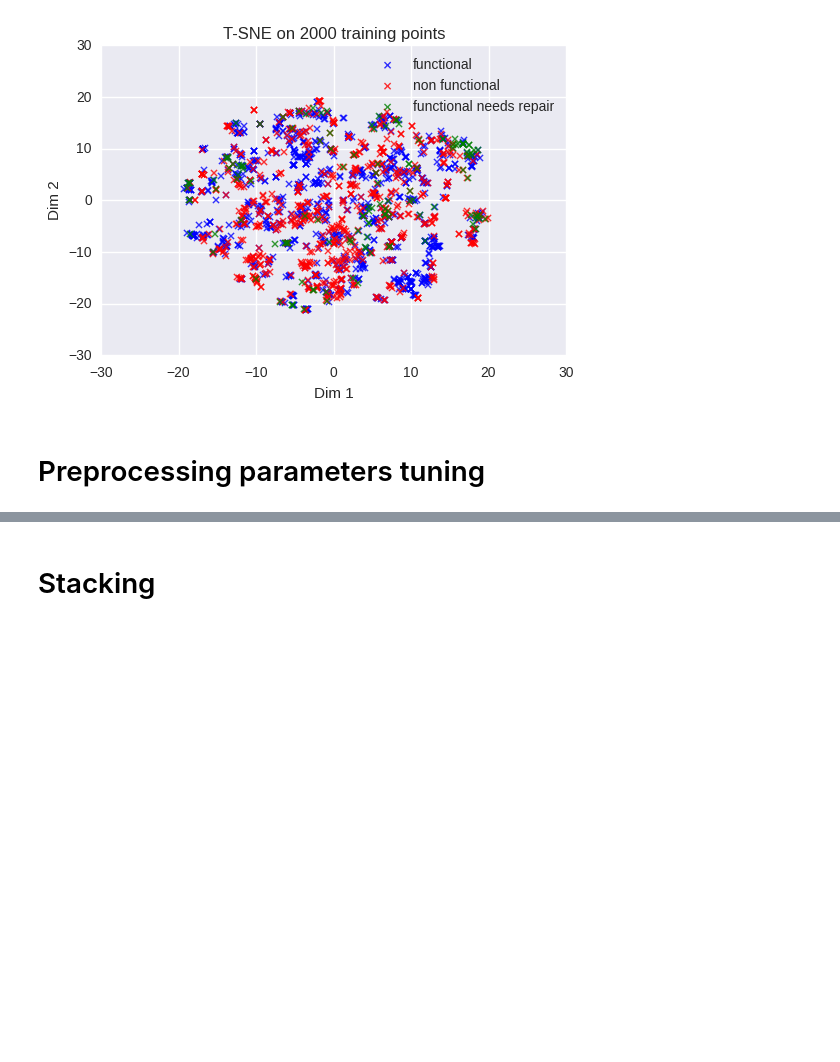
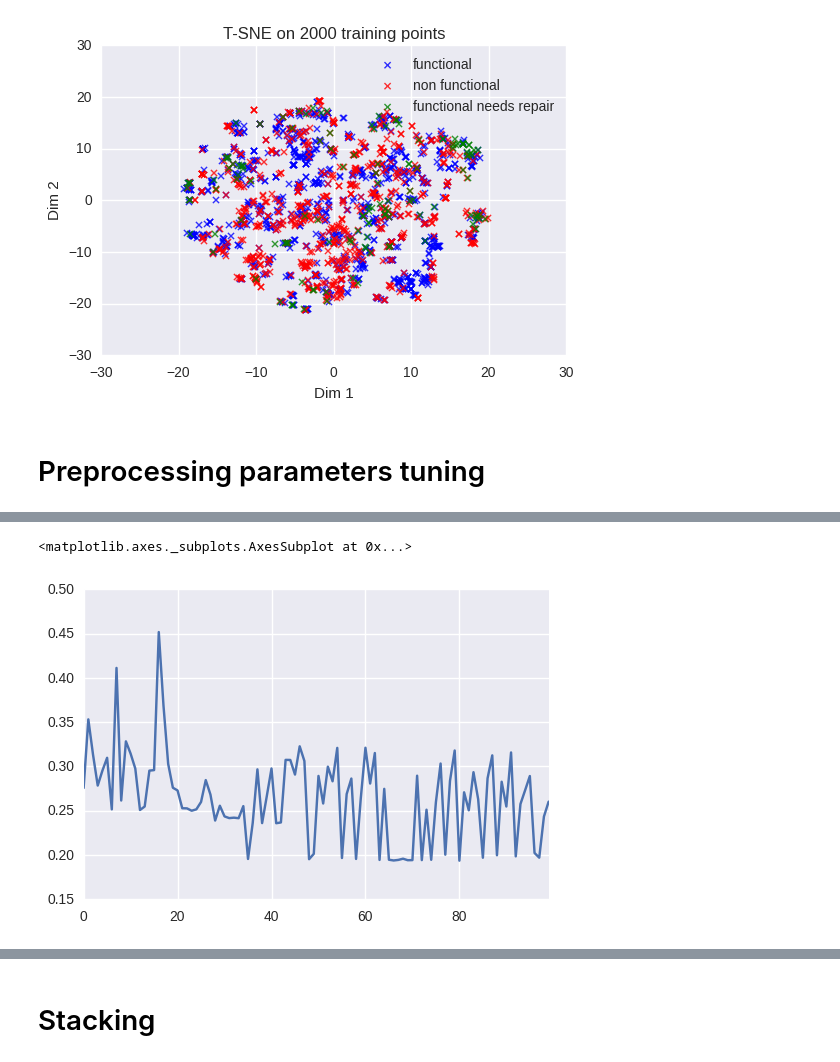
Before and after one commit to vlandeau/pump-it-up, a Jupyter notebook: explo.ipynb, the cells around one changed output, grey strips where cells are left out. Saved outputs shown, nothing was run; the diff lists cells and outputs as text; code cells hidden in the pictures; blank space fills up the shorter version.

```diff
--- a/explo.ipynb
+++ b/explo.ipynb
@@ -605,3 +447,8 @@ Iteration 24: score 0.803409194011 with std 0.00203178587568 for params {'Varian
+# %%
+pd.Series(trials.losses()).plot()
+# %% [output]
+<matplotlib.axes._subplots.AxesSubplot at 0x...>
+[figure, added]
 # %%
 best
 # %% [output]
```
Also changed, not shown: parts of 40 cells of this notebook, 6 other files.
